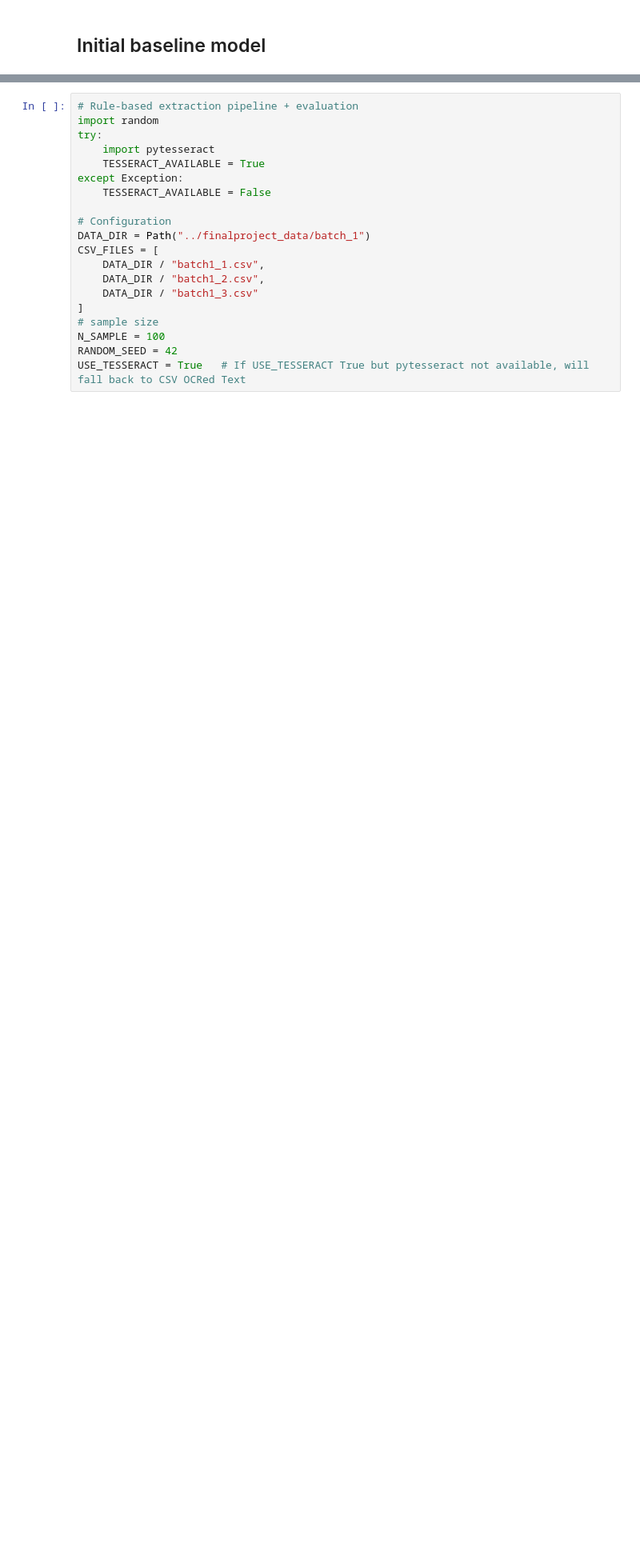
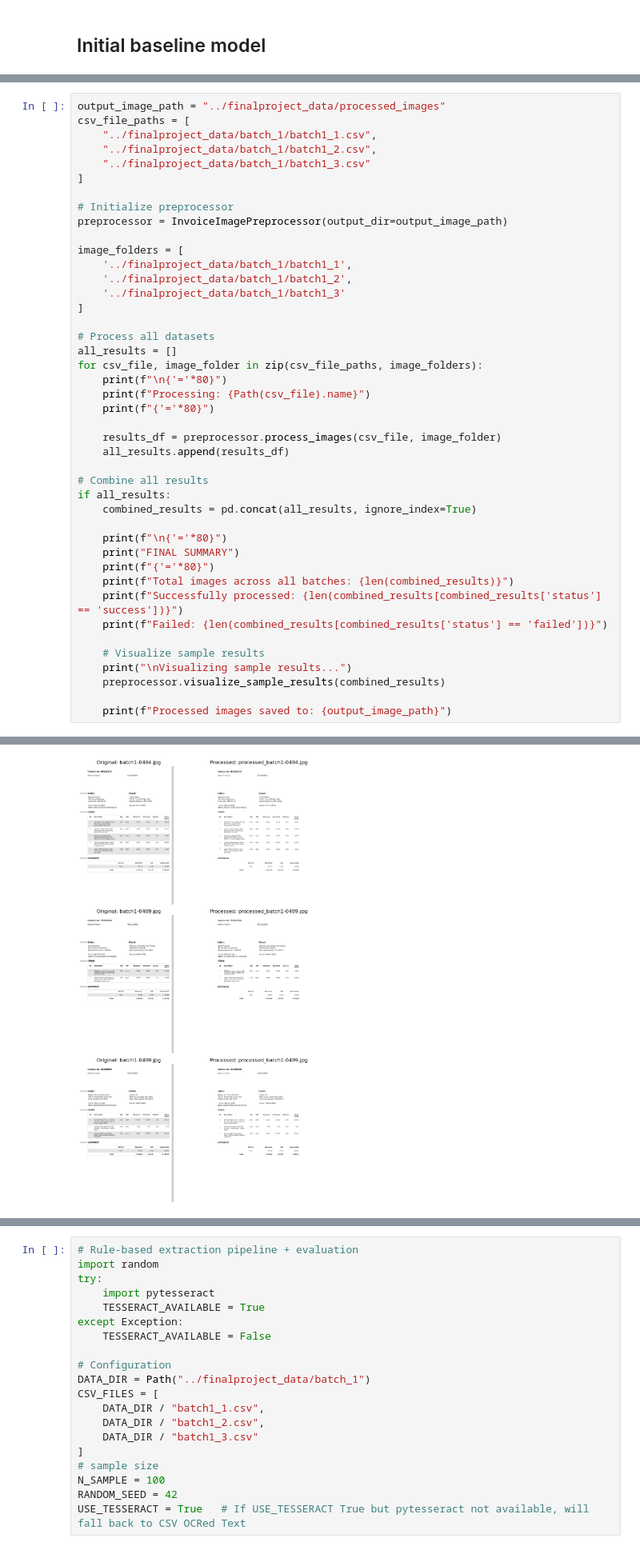
Before and after one commit to hungtran10/dsan6500-finalproject, a Jupyter notebook: models.ipynb, the cells around one changed output, grey strips where cells are left out. Shown at 80% size. Drawn from its saved outputs; the diff is of its cells as text; blank space fills up the shorter version.

```diff
--- a/models.ipynb
+++ b/models.ipynb
@@ -19,0 +22,44 @@ import seaborn as sns
+# %%
+output_image_path = "../finalproject_data/processed_images"
+csv_file_paths = [
+    "../finalproject_data/batch_1/batch1_1.csv",
+    "../finalproject_data/batch_1/batch1_2.csv",
+    "../finalproject_data/batch_1/batch1_3.csv"
+]
+
+# Initialize preprocessor
+preprocessor = InvoiceImagePreprocessor(output_dir=output_image_path)
+
+image_folders = [
+    '../finalproject_data/batch_1/batch1_1',
+    '../finalproject_data/batch_1/batch1_2',
+    '../finalproject_data/batch_1/batch1_3'
+]
+
+# Process all datasets
+all_results = []
+for csv_file, image_folder in zip(csv_file_paths, image_folders):
+    print(f"\n{'='*80}")
+    print(f"Processing: {Path(csv_file).name}")
+    print(f"{'='*80}")
+
+    results_df = preprocessor.process_images(csv_file, image_folder)
+    all_results.append(results_df)
+
+# Combine all results
+if all_results:
+    combined_results = pd.concat(all_results, ignore_index=True)
+
+    print(f"\n{'='*80}")
+    print("FINAL SUMMARY")
+    print(f"{'='*80}")
+    print(f"Total images across all batches: {len(combined_results)}")
+    print(f"Successfully processed: {len(combined_results[combined_results['status'] == 'success'])}")
+    print(f"Failed: {len(combined_results[combined_results['status'] == 'failed'])}")
+
+    # Visualize sample results
+    print("\nVisualizing sample results...")
+    preprocessor.visualize_sample_results(combined_results)
+
+    print(f"Processed images saved to: {output_image_path}")
+# %% [output]
@@ -19,0 +113 @@ import seaborn as sns
+[figure, added]
```
Also changed, not shown: parts of 3 cells of this notebook, 4 other files.
